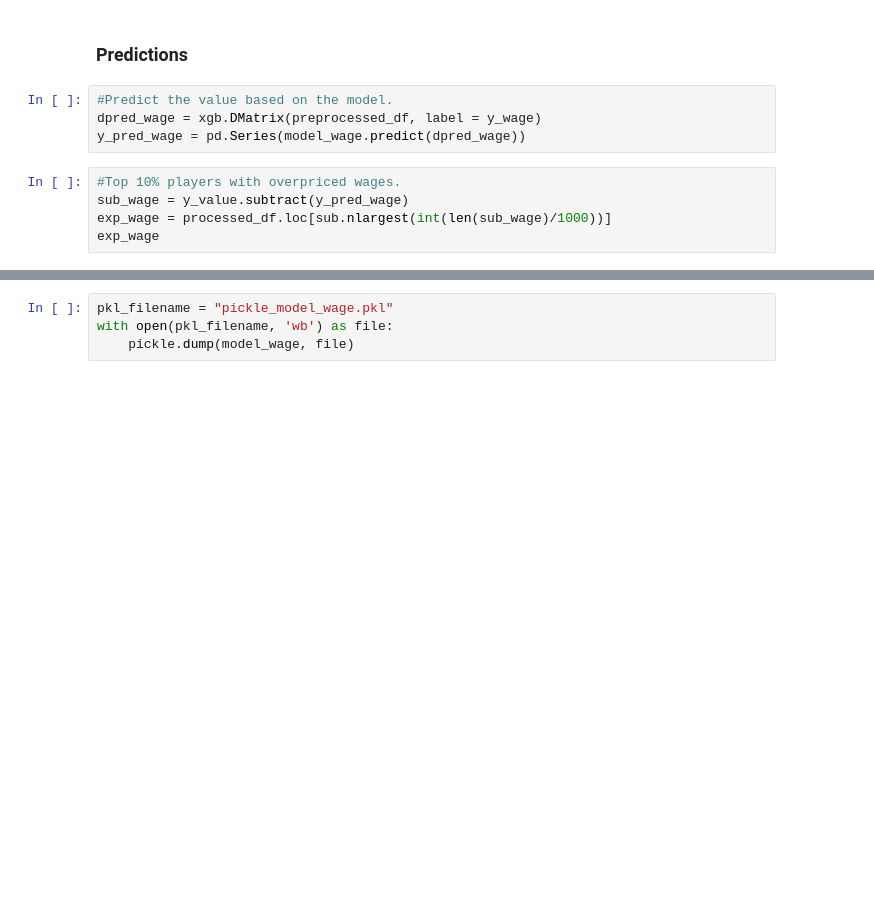
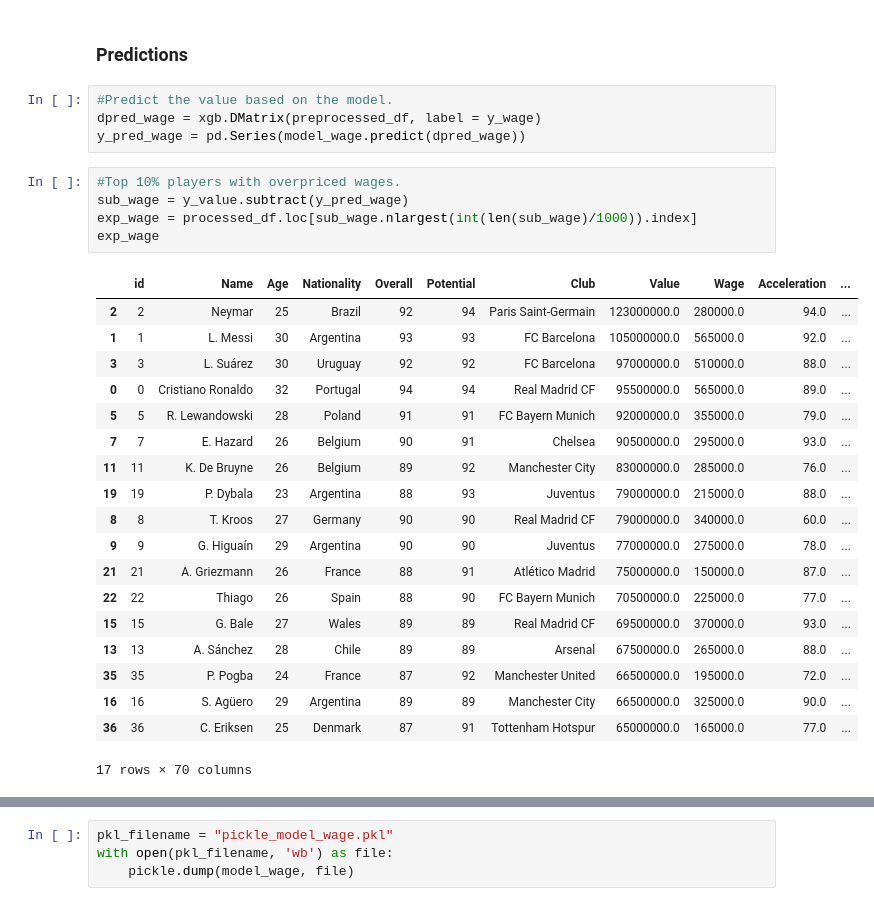
Before and after one commit to Fournierp/Fifa18, a Jupyter notebook: Fifa 18 Model.ipynb, the cells around one changed output, grey strips where cells are left out. Drawn from its saved outputs; the diff is of its cells as text; blank space fills up the shorter version.

Commit message:
Finished wage model

```diff
--- a/Fifa 18 Model.ipynb
+++ b/Fifa 18 Model.ipynb
@@ -1041,8 +1092,28 @@ y_pred_wage = pd.Series(model_wage.predict(dpred_wage))
 # %%
 #Top 10% players with overpriced wages.
 sub_wage = y_value.subtract(y_pred_wage)
-exp_wage = processed_df.loc[sub.nlargest(int(len(sub_wage)/1000))]
+exp_wage = processed_df.loc[sub_wage.nlargest(int(len(sub_wage)/1000)).index]
 exp_wage
+# %% [output]
+|  | id | Name | Age | Nationality | Overall | Potential | Club | Value | Wage | Acceleration | ... |
+| 2 | 2 | Neymar | 25 | Brazil | 92 | 94 | Paris Saint-Germain | 123000000.0 | 280000.0 | 94.0 | ... |
+| 1 | 1 | L. Messi | 30 | Argentina | 93 | 93 | FC Barcelona | 105000000.0 | 565000.0 | 92.0 | ... |
+| 3 | 3 | L. Suárez | 30 | Uruguay | 92 | 92 | FC Barcelona | 97000000.0 | 510000.0 | 88.0 | ... |
+| 0 | 0 | Cristiano Ronaldo | 32 | Portugal | 94 | 94 | Real Madrid CF | 95500000.0 | 565000.0 | 89.0 | ... |
+| 5 | 5 | R. Lewandowski | 28 | Poland | 91 | 91 | FC Bayern Munich | 92000000.0 | 355000.0 | 79.0 | ... |
+| 7 | 7 | E. Hazard | 26 | Belgium | 90 | 91 | Chelsea | 90500000.0 | 295000.0 | 93.0 | ... |
+| 11 | 11 | K. De Bruyne | 26 | Belgium | 89 | 92 | Manchester City | 83000000.0 | 285000.0 | 76.0 | ... |
+| 19 | 19 | P. Dybala | 23 | Argentina | 88 | 93 | Juventus | 79000000.0 | 215000.0 | 88.0 | ... |
+| 8 | 8 | T. Kroos | 27 | Germany | 90 | 90 | Real Madrid CF | 79000000.0 | 340000.0 | 60.0 | ... |
+| 9 | 9 | G. Higuaín | 29 | Argentina | 90 | 90 | Juventus | 77000000.0 | 275000.0 | 78.0 | ... |
+| 21 | 21 | A. Griezmann | 26 | France | 88 | 91 | Atlético Madrid | 75000000.0 | 150000.0 | 87.0 | ... |
+| 22 | 22 | Thiago | 26 | Spain | 88 | 90 | FC Bayern Munich | 70500000.0 | 225000.0 | 77.0 | ... |
+| 15 | 15 | G. Bale | 27 | Wales | 89 | 89 | Real Madrid CF | 69500000.0 | 370000.0 | 93.0 | ... |
+| 13 | 13 | A. Sánchez | 28 | Chile | 89 | 89 | Arsenal | 67500000.0 | 265000.0 | 88.0 | ... |
+| 35 | 35 | P. Pogba | 24 | France | 87 | 92 | Manchester United | 66500000.0 | 195000.0 | 72.0 | ... |
+| 16 | 16 | S. Agüero | 29 | Argentina | 89 | 89 | Manchester City | 66500000.0 | 325000.0 | 90.0 | ... |
+| 36 | 36 | C. Eriksen | 25 | Denmark | 87 | 91 | Tottenham Hotspur | 65000000.0 | 165000.0 | 77.0 | ... |
+17 rows × 70 columns
 # %%
 #Top 10% players with underpriced transfer values.
 cheap_wage = sub_wage.nsmallest(int(len(sub_wage)/1000))
```
Also changed, not shown: parts of 20 cells of this notebook.
